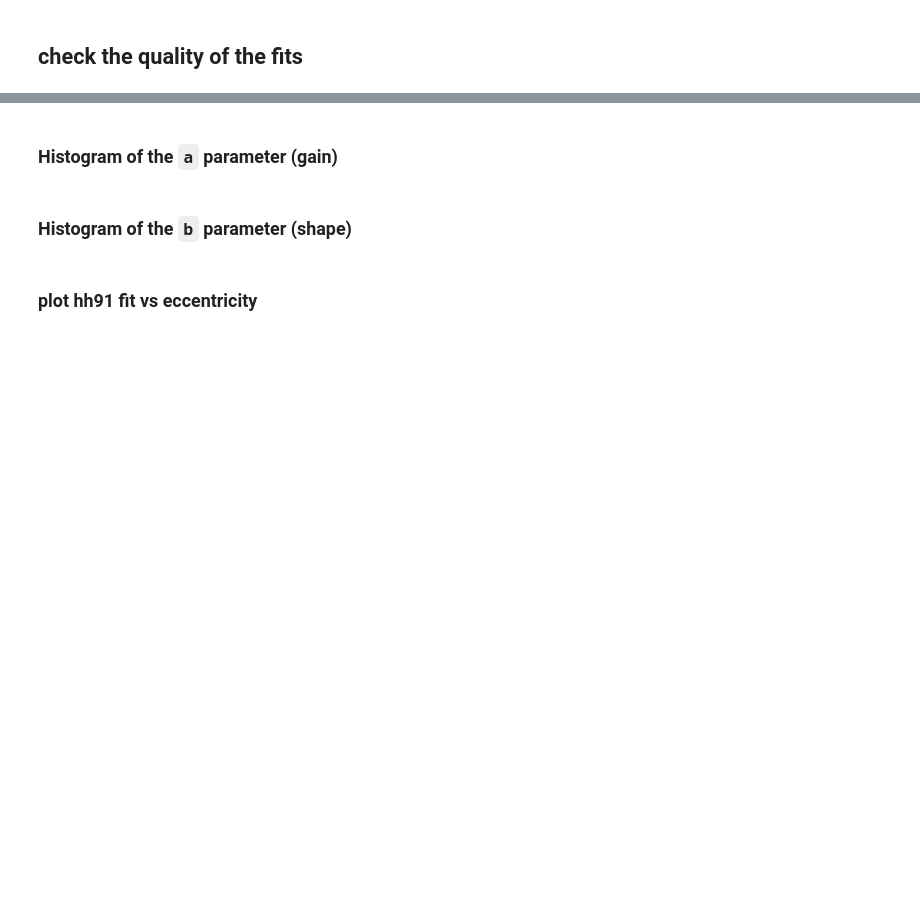
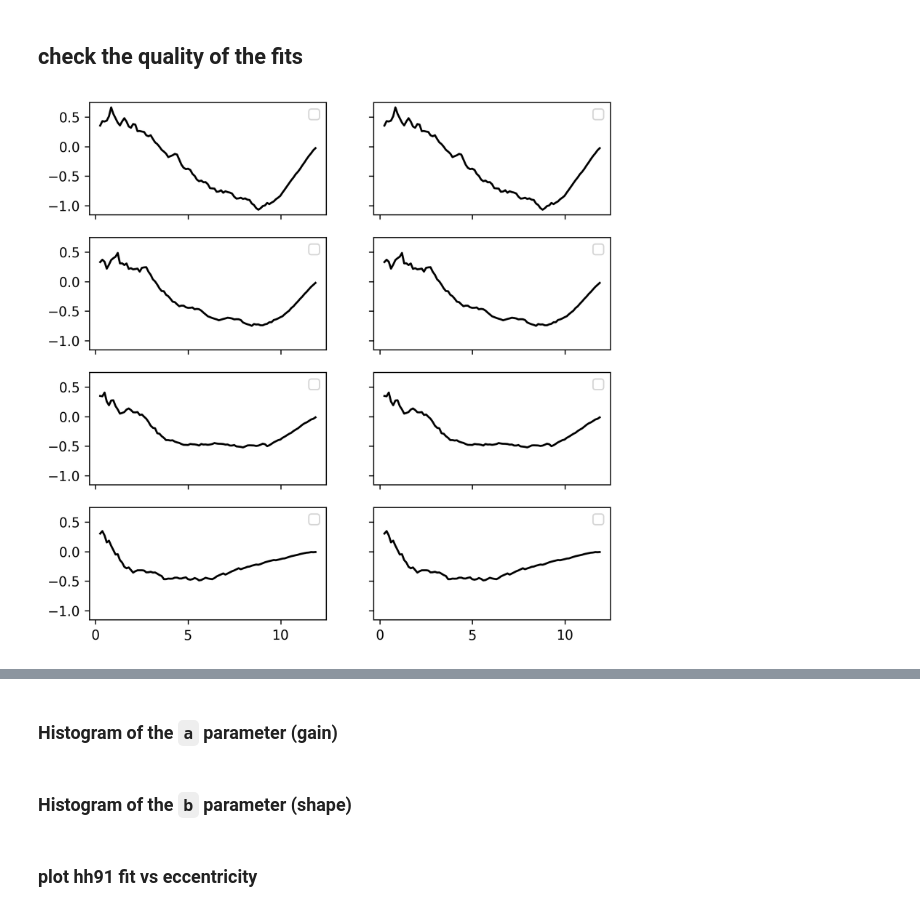
Before and after one commit to noahbenson/cortical-crowding, a Jupyter notebook: notebooks/dev.ipynb, the cells around one changed output, grey strips where cells are left out. Drawn from its saved outputs; the diff is of its cells as text; code cells hidden in the pictures; blank space fills up the shorter version.

```diff
--- a/notebooks/dev.ipynb
+++ b/notebooks/dev.ipynb
@@ -285,0 +343,16 @@ HH91_params[HH91_params['sid']=='sub-wlsubj070']
+# %%
+diffs = {
+    h: np.array(dat)
+    for (h,dat) in res.items()}
+# %%
+(fig, axs) = plt.subplots(4, 2, figsize=(7, 7), dpi=288, sharex=True, sharey=True)
+
+for i, lbl in enumerate([1, 2, 3, 4]):
+    for j, hemi in enumerate(['lh','rh']):
+        ax = axs[i, j]
+        diff_mtx = diffs[h][lbl - 1]
+
+        ax.plot(std_ecc, np.nanmedian(diff_mtx, axis=0) / 100.0, color='k')
+        ax.legend()
+# %% [output]
+[figure, added]
```
Also changed, not shown: parts of 6 cells of this notebook.
